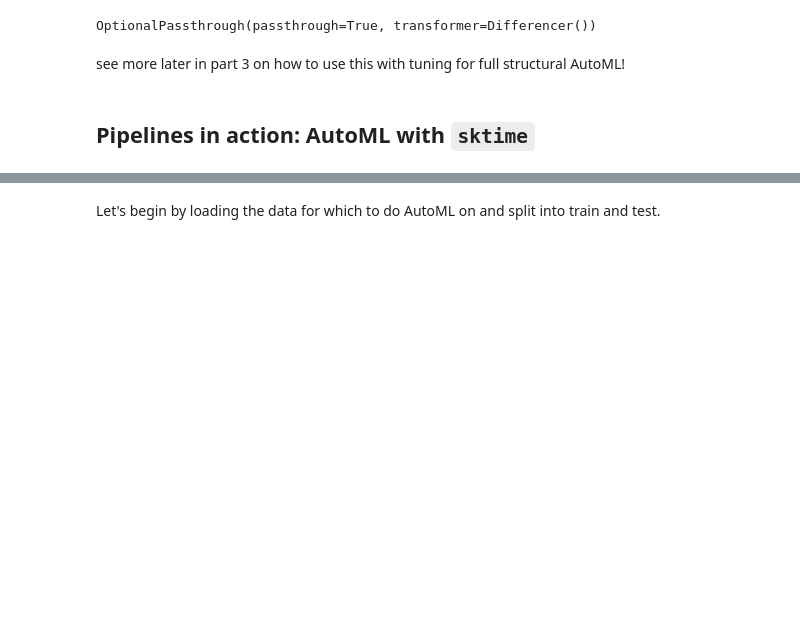
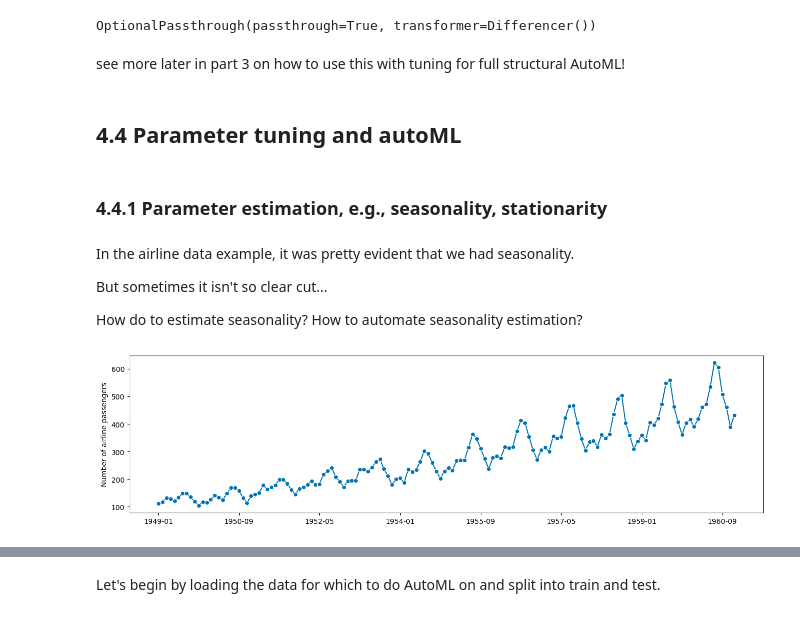
Before and after one commit to sktime/sktime-tutorial-ODSC-Europe-2023, a Jupyter notebook: notebooks/04_feateng_pipe_tune.ipynb, the cells around one changed output, grey strips where cells are left out. Drawn from its saved outputs; the diff is of its cells as text; code cells hidden in the pictures; blank space fills up the shorter version.

Commit message:
moving acf and param est

```diff
--- a/notebooks/04_feateng_pipe_tune.ipynb
+++ b/notebooks/04_feateng_pipe_tune.ipynb
@@ -611,5 +587,22 @@ optional_differencer.set_params(passthrough=True)
 OptionalPassthrough(passthrough=True, transformer=Differencer())
 # %% [markdown]
 see more later in part 3 on how to use this with tuning for full structural AutoML!
-# %% [markdown]
-## Pipelines in action: AutoML with `sktime`
+# %% [markdown]
+## 4.4 Parameter tuning and autoML
+# %% [markdown]
+### 4.4.1 Parameter estimation, e.g., seasonality, stationarity
+# %% [markdown]
+In the airline data example, it was pretty evident that we had seasonality.
+
+But sometimes it isn't so clear cut...
+
+How do to estimate seasonality? How to automate seasonality estimation?
+# %%
+from sktime.datasets import load_airline
+from sktime.utils.plotting import plot_series
+
+y = load_airline()
+
+fig, ax = plot_series(y)
+# %% [output]
+[figure, added]
```
Also changed, not shown: parts of 27 cells of this notebook.
